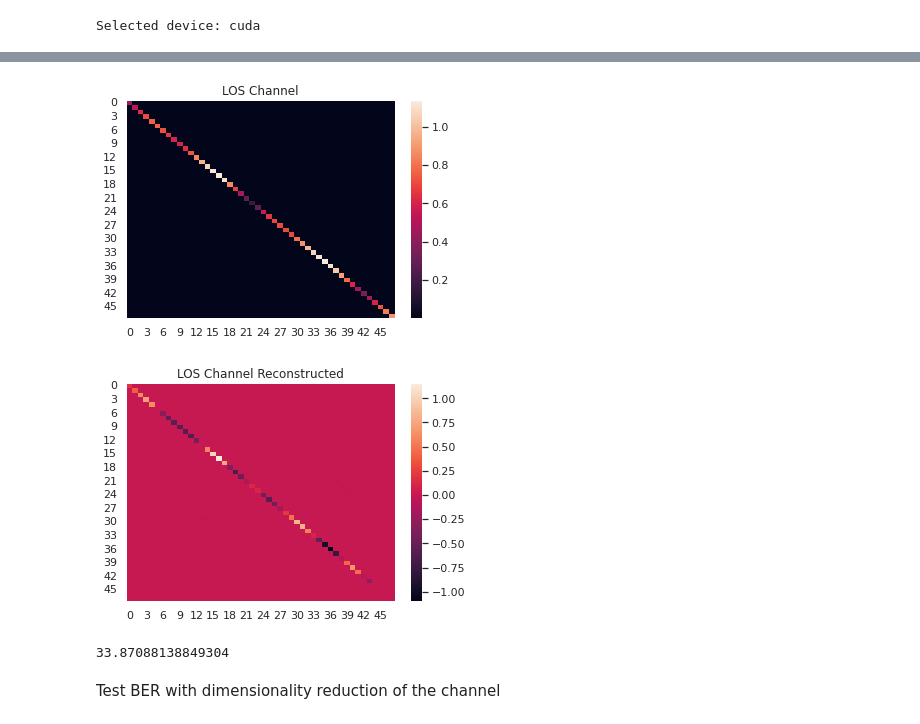
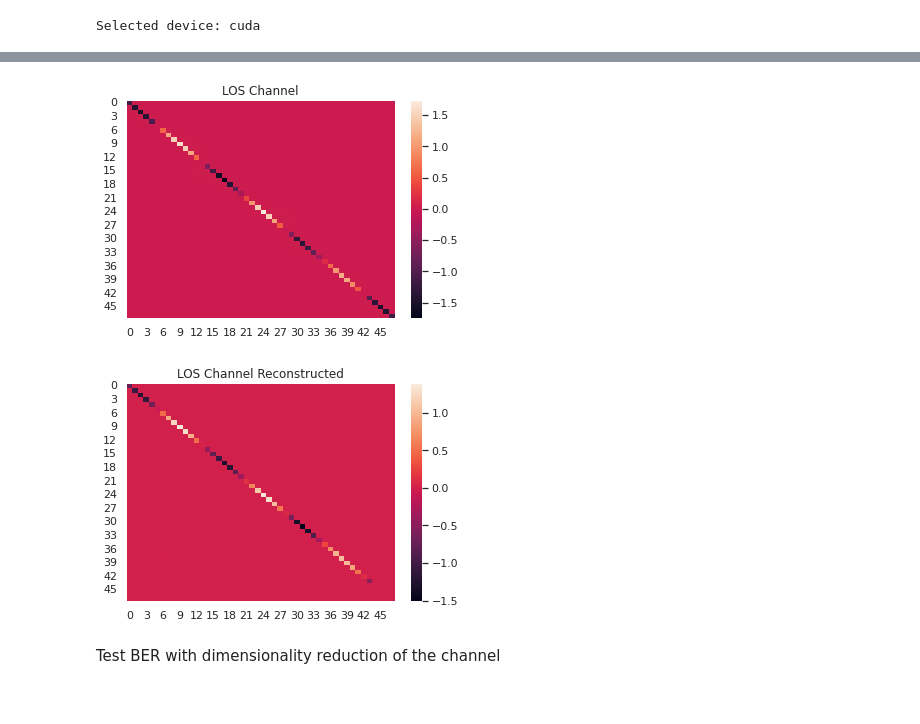
Before and after one commit to Tonix22/MasterDegreeCode, a Jupyter notebook: OFDM_Equalizer/App/NeuronalNet/ChannAutoenconder.ipynb, the cells around one changed output, grey strips where cells are left out. Drawn from its saved outputs; the diff is of its cells as text; code cells hidden in the pictures.

Commit message:
Inverse matrix

```diff
--- a/OFDM_Equalizer/App/NeuronalNet/ChannAutoenconder.ipynb
+++ b/OFDM_Equalizer/App/NeuronalNet/ChannAutoenconder.ipynb
@@ -119,40 +134,33 @@ with torch.no_grad():
 
     val_loss = loss_fn(input_image, recon_image)
 # %%
-import matplotlib.pyplot as plt
-import seaborn as sns
-import numpy as np
 sns.set_theme()
-chann = abs(data.H[:,:,3])
+H = data.H[:,:,0]
+H = np.matrix(H)
+inverse = np.linalg.inv(H.H@H)@H.H
+I = np.squeeze(np.asarray(inverse))
 cmap = sns.diverging_palette(230, 20, as_cmap=True)
 # Draw the heatmap with the mask and correct aspect ratio
-sns.heatmap(chann.real)
+sns.heatmap(I.real)
 #sns.heatmap(chann.real)
 plt.title( "LOS Channel" )
 plt.show()
 # %% [output]
-[figure, old version]
+[figure, new version]
 # %%
-chann = torch.from_numpy(data.H[:,:,3]).to(device)
+H = data.H[:,:,0]
+#autoenconder Input
+chann   = torch.from_numpy(H).to(device)
 chann = chann[None,None,:,:]
+#### Encode decode
 z = encoder(chann)
-decoded_image = decoder(z)
-decoded_image = decoded_image.cpu().detach().numpy()
-chann = decoded_image
-chann = np.reshape(chann,(48,48))
+decoded_image = decoder(z).cpu().detach().numpy()
+chann = np.reshape(decoded_image,(48,48))
 sns.heatmap(chann.real)
 plt.title( "LOS Channel Reconstructed" )
 plt.show()
 # %% [output]
-[figure, old version]
+[figure, new version]
-# %%
-Y      = data.Qsym.r[:,0]
-H_vect = z.cpu().detach().numpy()
-Y_hat = data.Qsym.GroundTruth[:,0]*H_vect.T
-error = np.sum(abs(Y-Y_hat))
-print(error)
-# %% [output]
-33.87088138849304
 # %% [markdown]
 Test BER with dimensionality reduction of the channel
 # %%
```
Also changed, not shown: parts of 6 cells of this notebook.
